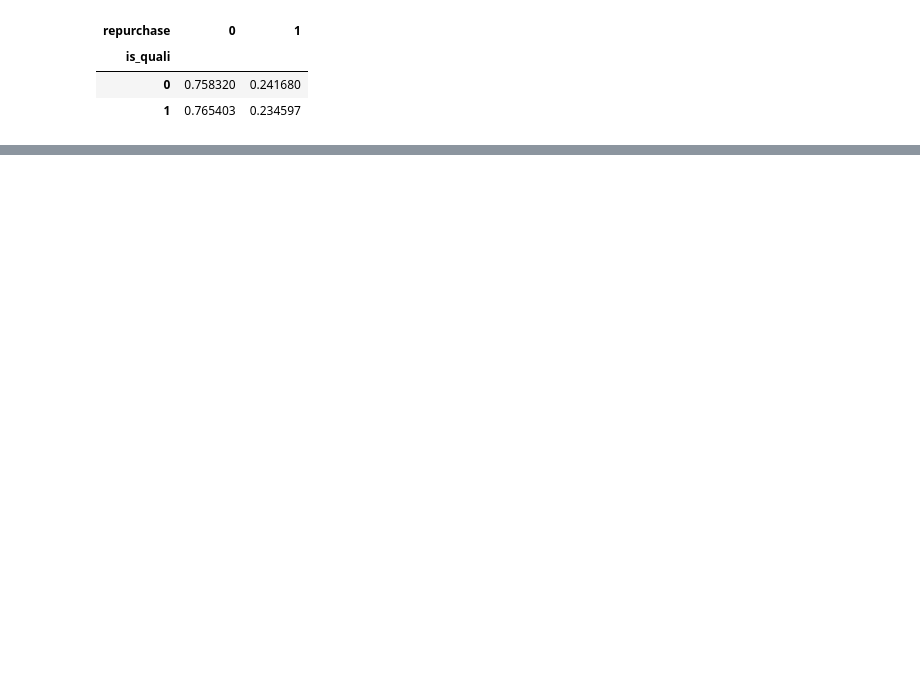
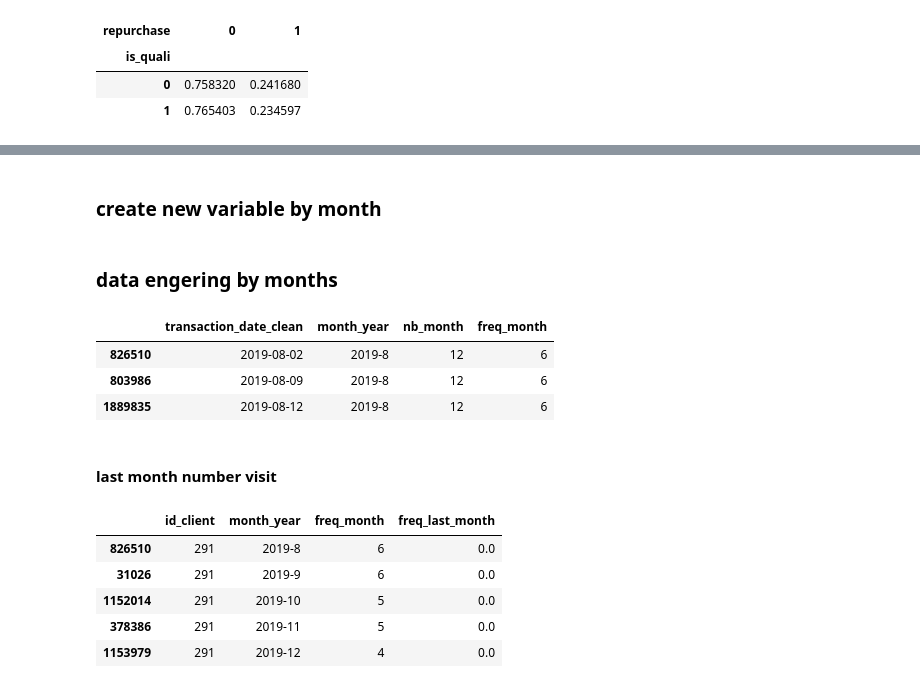
Before and after one commit to lucasmtse/CUSTOMER-CHURN-PREDICTION, a Jupyter notebook: Notebook.ipynb, the cells around one changed output, grey strips where cells are left out. Drawn from its saved outputs; the diff is of its cells as text; code cells hidden in the pictures; blank space fills up the shorter version.

```diff
--- a/Notebook.ipynb
+++ b/Notebook.ipynb
@@ -162,0 +170,5 @@ features_copy.tail(10)
+# %%
+max_date = features_drop["transaction_date_clean"].max()
+min_date = features_drop["transaction_date_clean"].min()
+print("Max date:", max_date)
+print("Min date:", min_date)
@@ -162,0 +178,2 @@ features_copy.tail(10)
+# %% [markdown]
+### create new variable by month
@@ -162,0 +185,36 @@ features_copy.tail(10)
+# %% [markdown]
+### data engering by months
+# %%
+features_drop["nb_month"] = features_drop.groupby(["id_client"])["month_year"].transform("nunique")
+features_drop["freq_month"] = features_drop.groupby(["id_client","month_year"])["month_year"].transform("count")
+features_drop[features_drop["id_client"]==291][["transaction_date_clean","month_year","nb_month","freq_month"]].head(3)
+# %% [output]
+|  | transaction_date_clean | month_year | nb_month | freq_month |
+| 826510 | 2019-08-02 | 2019-8 | 12 | 6 |
+| 803986 | 2019-08-09 | 2019-8 | 12 | 6 |
+| 1889835 | 2019-08-12 | 2019-8 | 12 | 6 |
+# %%
+unique_monthly = features_drop[['id_client', 'month_year', 'freq_month']].drop_duplicates()
+# %% [markdown]
+#### last month number visit
+# %%
+# Get frequency for the last month in the dataset
+unique_monthly['freq_last_month'] = unique_monthly[unique_monthly['month_year'] == max_date]['freq_month']
+# Replace NaN value by 0
+unique_monthly['freq_last_month'] = unique_monthly['freq_last_month'].fillna(0)
+# Compute mean freq by month and freq for last month
+freq_mean_month = (
+    unique_monthly.groupby('id_client')
+    .agg(
+        freq_mean_month=('freq_month', 'mean'),
+        freq_last_month=('freq_last_month', 'sum')
+    )
+)
+print(freq_mean_month.head())
+# %% [output]
+|  | id_client | month_year | freq_month | freq_last_month |
+| 826510 | 291 | 2019-8 | 6 | 0.0 |
+| 31026 | 291 | 2019-9 | 6 | 0.0 |
+| 1152014 | 291 | 2019-10 | 5 | 0.0 |
+| 378386 | 291 | 2019-11 | 5 | 0.0 |
+| 1153979 | 291 | 2019-12 | 4 | 0.0 |
```
Also changed, not shown: parts of 15 cells of this notebook.
